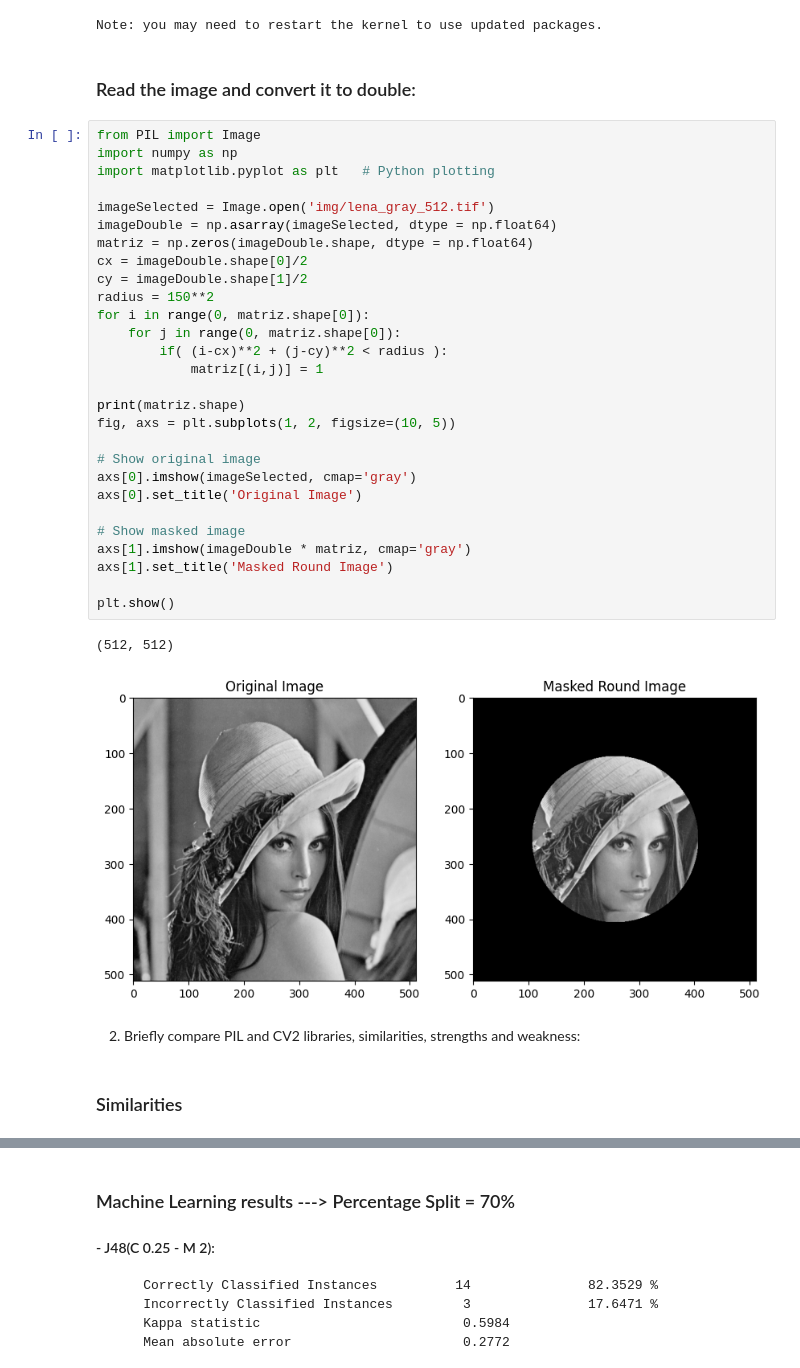
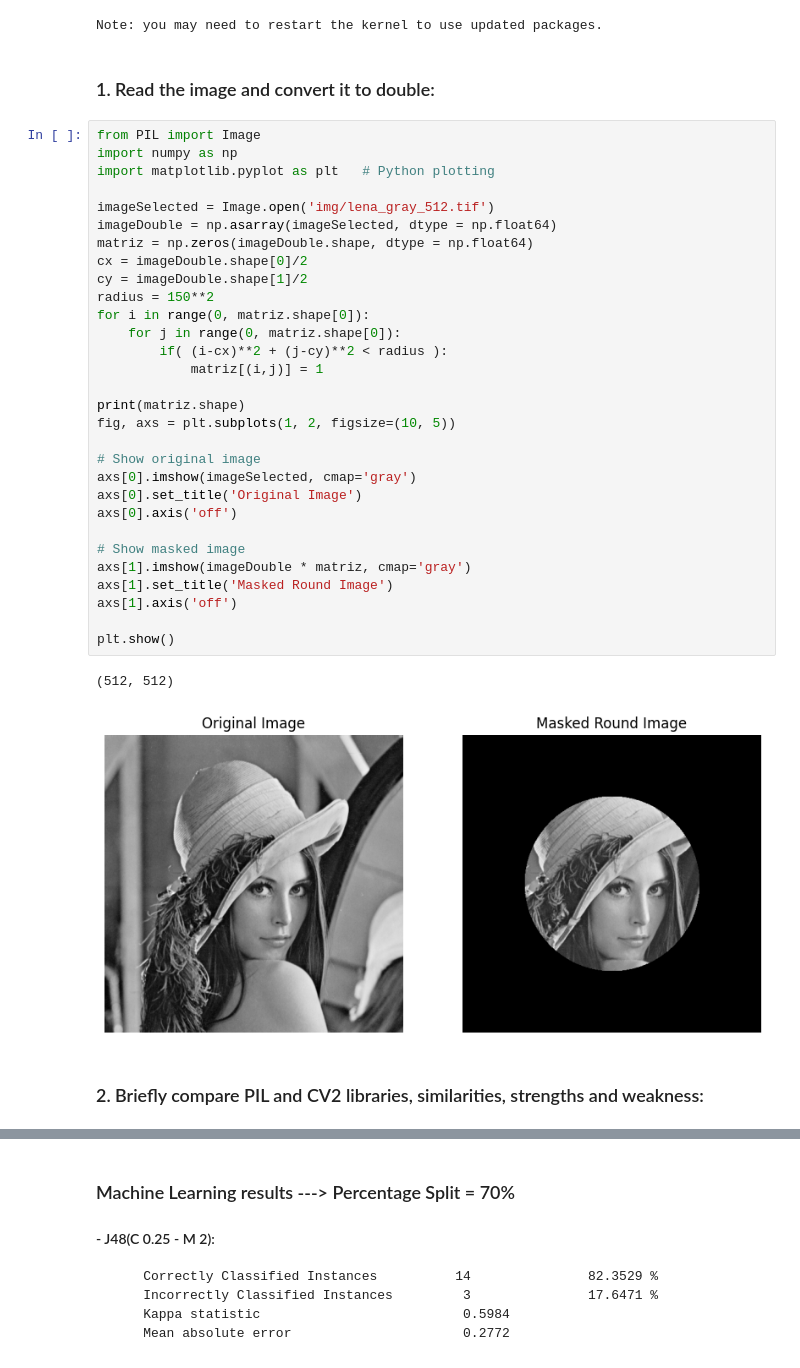
Before and after one commit to Arley6mith/team_deep_learning, a Jupyter notebook: FollowUp 1/FollowUp 1.ipynb, the cells around one changed output, grey strips where cells are left out. Saved outputs shown, nothing was run; the diff lists cells and outputs as text.

```diff
--- a/FollowUp 1/FollowUp 1.ipynb
+++ b/FollowUp 1/FollowUp 1.ipynb
@@ -29,40 +29,40 @@ Install libraries numpy matplotlib Pillow
 # %% [output]
 Note: you may need to restart the kernel to use updated packages.
 # %% [markdown]
-### Read the image and convert it to double:
+### 1. Read the image and convert it to double:
 # %%
 from PIL import Image
 import numpy as np
 import matplotlib.pyplot as plt   # Python plotting
 
 imageSelected = Image.open('img/lena_gray_512.tif')
 imageDouble = np.asarray(imageSelected, dtype = np.float64)
 matriz = np.zeros(imageDouble.shape, dtype = np.float64)
 cx = imageDouble.shape[0]/2
 cy = imageDouble.shape[1]/2
 radius = 150**2
 for i in range(0, matriz.shape[0]):
     for j in range(0, matriz.shape[0]):
         if( (i-cx)**2 + (j-cy)**2 < radius ):
             matriz[(i,j)] = 1
 
 print(matriz.shape)
 fig, axs = plt.subplots(1, 2, figsize=(10, 5))
 
 # Show original image
 axs[0].imshow(imageSelected, cmap='gray')
 axs[0].set_title('Original Image')
+axs[0].axis('off')
 
 # Show masked image
 axs[1].imshow(imageDouble * matriz, cmap='gray')
 axs[1].set_title('Masked Round Image')
+axs[1].axis('off')
 
 plt.show()
 # %% [output]
 (512, 512)
-[figure, old version]
+[figure, new version]
 # %% [markdown]
-2. Briefly compare PIL and CV2 libraries, similarities, strengths and weakness:
+### 2. Briefly compare PIL and CV2 libraries, similarities, strengths and weakness:
-# %% [markdown]
-### Similarities
 # %% [markdown]
```
Also changed, not shown: parts of 2 cells of this notebook.
